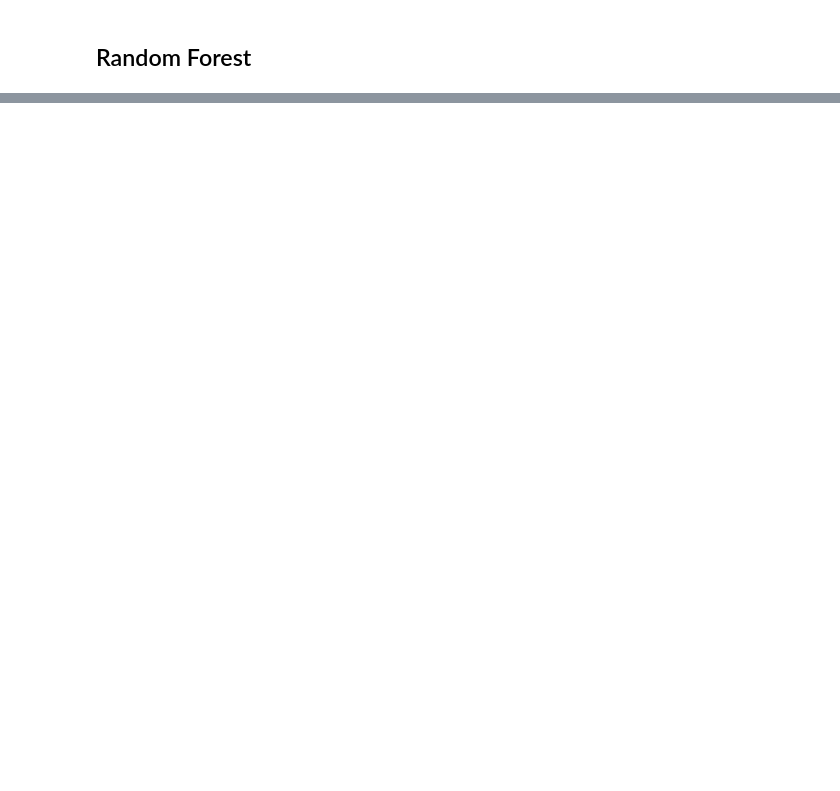
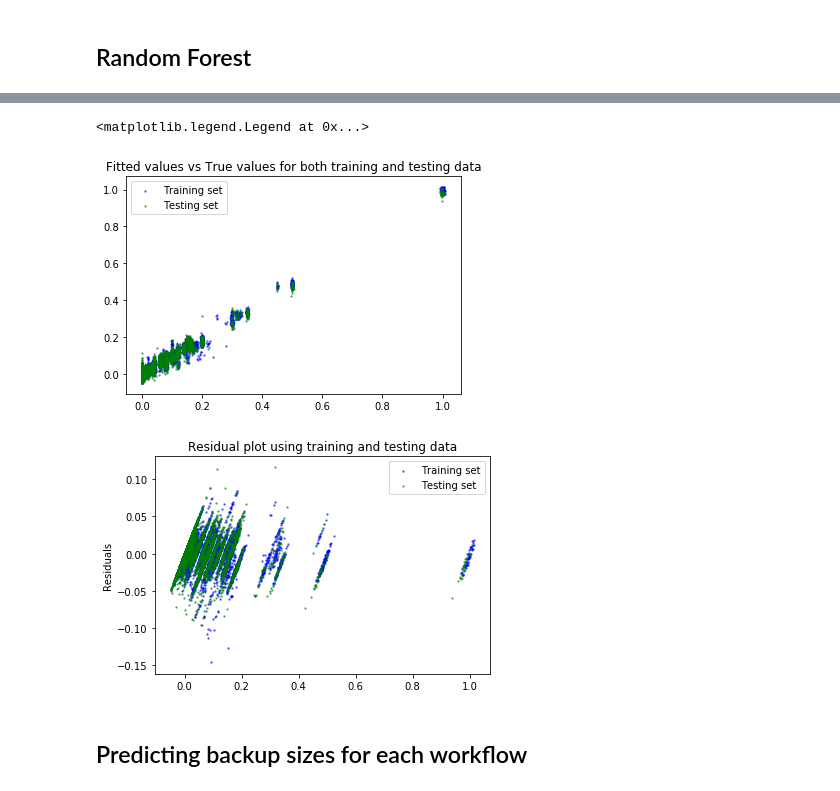
Before and after one commit to 219Winter2019adjz/Project4, a Jupyter notebook: Dataset1.ipynb, the cells around one changed output, grey strips where cells are left out. Cells and saved outputs as stored; diff of their text form; code cells hidden in the pictures; blank space fills up the shorter version.

```diff
--- a/Dataset1.ipynb
+++ b/Dataset1.ipynb
@@ -313,0 +485,30 @@ plt.legend(['Training set', 'Testing set'])
+# %%
+
+X_train, X_test, y_train, y_test = train_test_split(enc.transform(train_data), target_data, random_state=0)
+
+nn = MLPRegressor()
+nn.fit(X_train, y_train)
+
+# Fitted values vs true values
+plt.scatter(y_train, nn.predict(X_train), c='b', s=2, alpha=0.5)
+plt.scatter(y_test, nn.predict(X_test), c='g', s=2, alpha=0.5)
+# plt.hlines(y=0,xmin=0,xmax=50)
+plt.title('Fitted values vs True values for both training and testing data')
+# plt.ylabel('Residuals')
+plt.legend(['Training set', 'Testing set'])
+
+plt.figure()
+# Residuals vs Fitted values
+plt.scatter(nn.predict(X_train), nn.predict(X_train) - y_train, c='b', s=2, alpha=0.5)
+plt.scatter(nn.predict(X_test), nn.predict(X_test) - y_test, c='g', s=2, alpha=0.5)
+# plt.hlines(y=0,xmin=0,xmax=50)
+plt.title('Residual plot using training and testing data')
+plt.ylabel('Residuals')
+plt.legend(['Training set', 'Testing set'])
+# predicted_Y = nn.predict(X_encoded)
+# %% [output]
+<matplotlib.legend.Legend at 0x...>
+[figure, added]
+[figure, added]
+# %% [markdown]
+## Predicting backup sizes for each workflow
```
Also changed, not shown: parts of 17 cells of this notebook, 1 other file.
